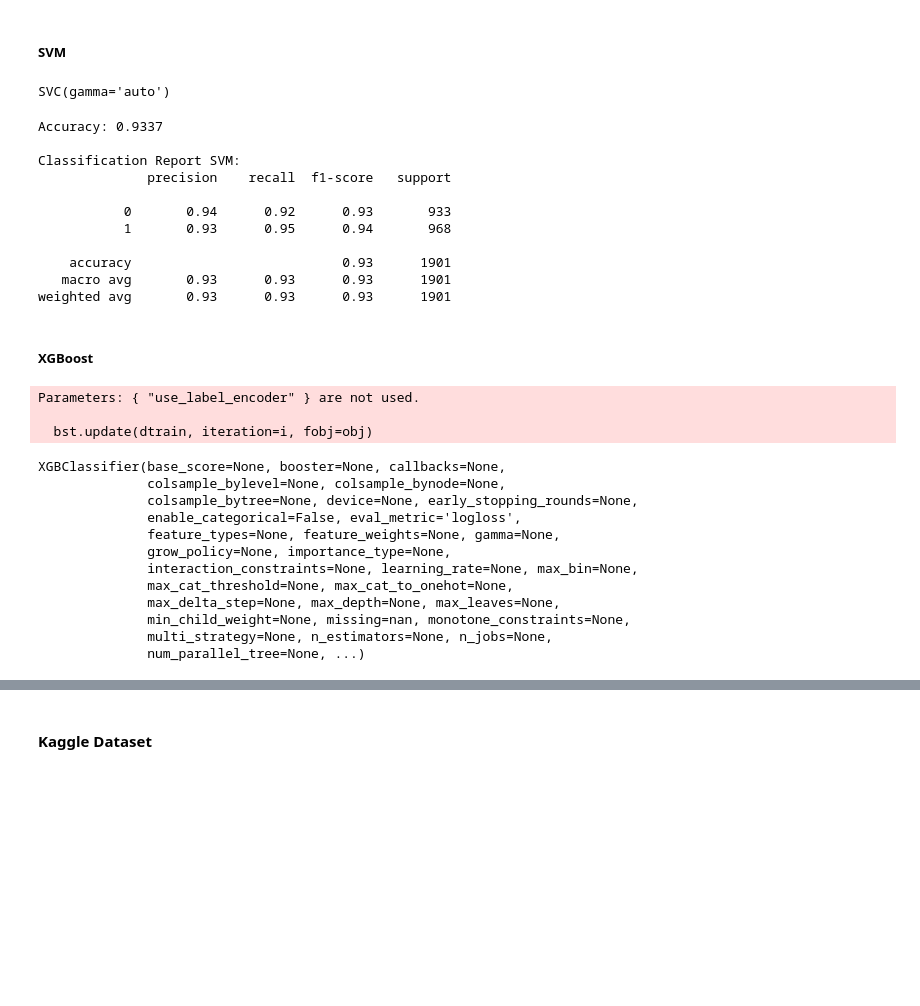
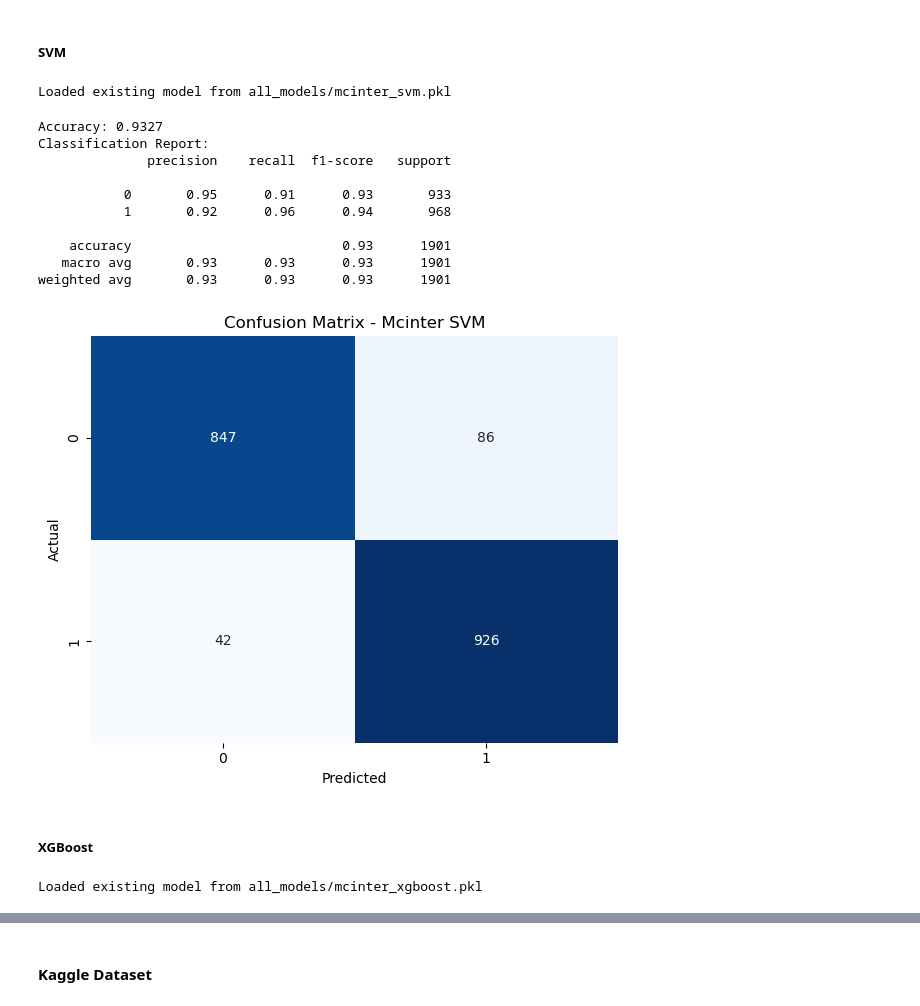
Before and after one commit to fahadthakur/mxn442-assignment2, a Jupyter notebook: fake_news_classifier.ipynb, the cells around one changed output, grey strips where cells are left out. Cells and saved outputs as stored; diff of their text form; code cells hidden in the pictures; blank space fills up the shorter version.

```diff
--- a/fake_news_classifier.ipynb
+++ b/fake_news_classifier.ipynb
@@ -257,46 +376,27 @@ weighted avg       0.94      0.94      0.94      1901
 # %% [markdown]
 ##### SVM
 # %%
-mcinter_svm_model = SVC(gamma='auto')
-mcinter_svm_model.fit(X_train, y_train)
+mcinter_svm_model = train_svm(X_train, y_train, model_name="mcinter")
 # %% [output]
-SVC(gamma='auto')
+Loaded existing model from all_models/mcinter_svm.pkl
 # %%
-y_pred = mcinter_svm_model.predict(X_test)
-print(f"Accuracy: {accuracy_score(y_test, y_pred):.4f}")
-print("\nClassification Report SVM:")
-print(classification_report(y_test, y_pred))
+evaluate_model(mcinter_svm_model, X_test, y_test, model_name="Mcinter SVM")
 # %% [output]
-Accuracy: 0.9337
-
-Classification Report SVM:
+Accuracy: 0.9327
+Classification Report:
               precision    recall  f1-score   support
 
-           0       0.94      0.92      0.93       933
-           1       0.93      0.95      0.94       968
+           0       0.95      0.91      0.93       933
+           1       0.92      0.96      0.94       968
 
     accuracy                           0.93      1901
    macro avg       0.93      0.93      0.93      1901
 weighted avg       0.93      0.93      0.93      1901
+[figure, added]
 # %% [markdown]
 ##### XGBoost
 # %%
-mcinter_xgb_model = XGBClassifier(use_label_encoder=False, eval_metric='logloss', random_state=42)
-mcinter_xgb_model.fit(X_train, y_train)
+mcinter_xgb_model = train_xgboost(X_train, y_train, model_name="mcinter")
 # %% [output]
-Parameters: { "use_label_encoder" } are not used.
-
-  bst.update(dtrain, iteration=i, fobj=obj)
+Loaded existing model from all_models/mcinter_xgboost.pkl
-XGBClassifier(base_score=None, booster=None, callbacks=None,
-              colsample_bylevel=None, colsample_bynode=None,
-              colsample_bytree=None, device=None, early_stopping_rounds=None,
-              enable_categorical=False, eval_metric='logloss',
-              feature_types=None, feature_weights=None, gamma=None,
-              grow_policy=None, importance_type=None,
-              interaction_constraints=None, learning_rate=None, max_bin=None,
-              max_cat_threshold=None, max_cat_to_onehot=None,
-              max_delta_step=None, max_depth=None, max_leaves=None,
-              min_child_weight=None, missing=nan, monotone_constraints=None,
-              multi_strategy=None, n_estimators=None, n_jobs=None,
-              num_parallel_tree=None, ...)
 # %%
```
Also changed, not shown: parts of 17 cells of this notebook, 6 other files.
